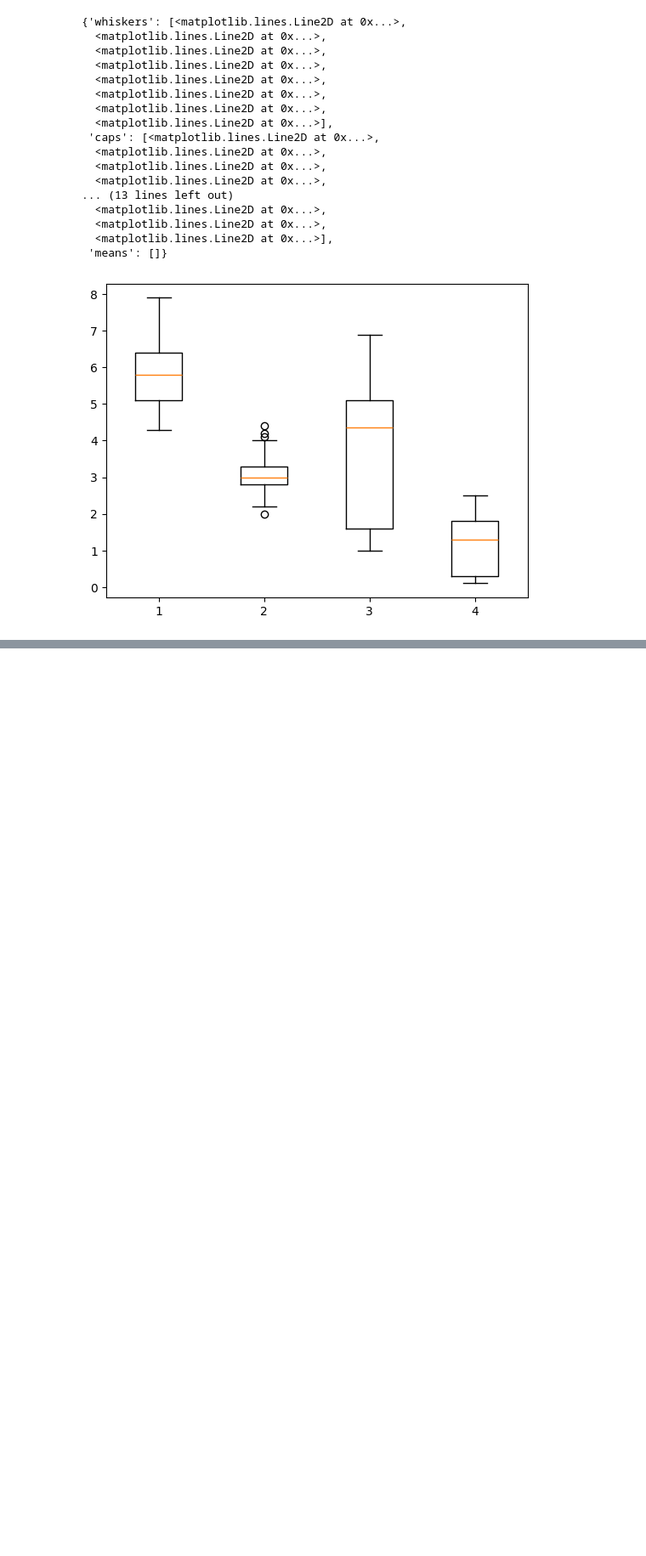
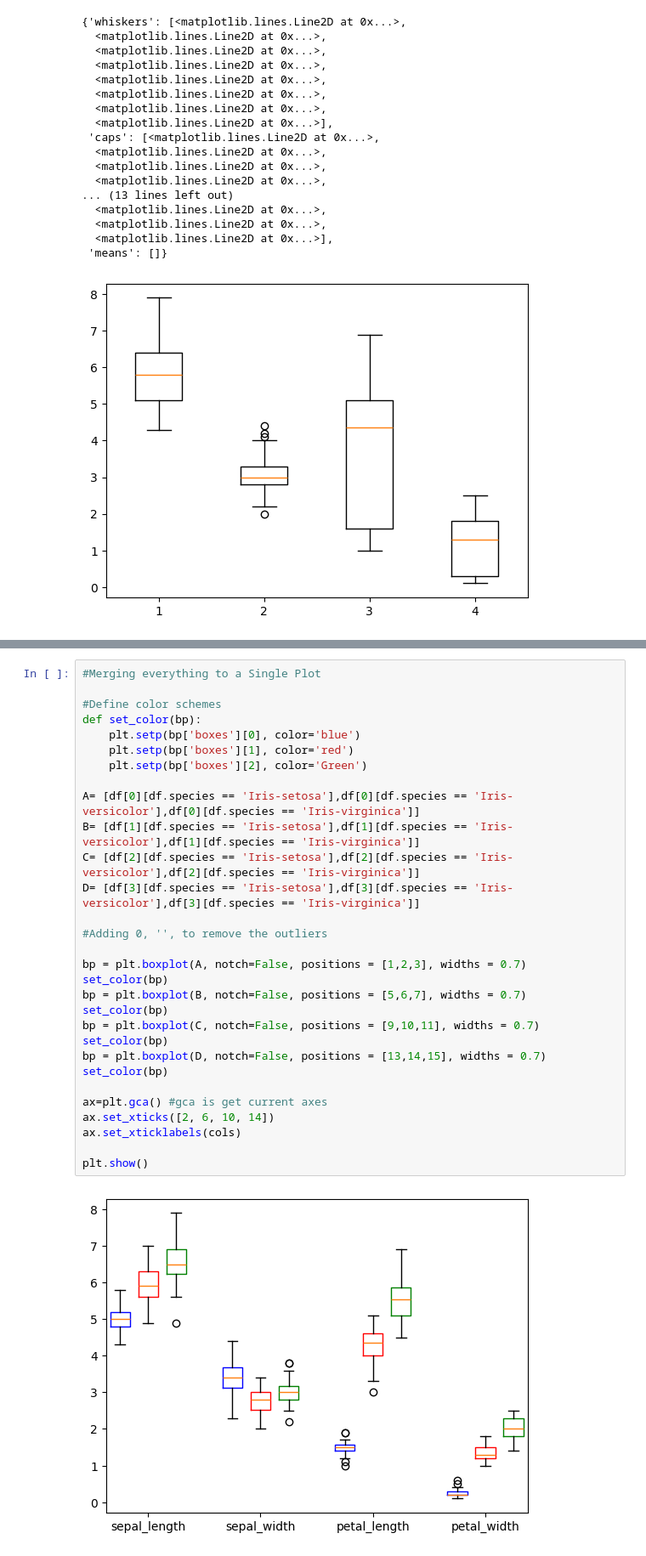
Before and after one commit to Sumukha11/Data-Analysis, a Jupyter notebook: Iris data plot/Iris data Plot.ipynb, the cells around one changed output, grey strips where cells are left out. Shown: that part at 85% size. Saved outputs shown, nothing was run; the diff lists cells and outputs as text; blank space fills up the shorter version.

```diff
--- a/Iris data plot/Iris data Plot.ipynb
+++ b/Iris data plot/Iris data Plot.ipynb
@@ -206,0 +237,32 @@ plt.boxplot([df[0],df[1],df[2],df[3]])
+# %%
+#Merging everything to a Single Plot
+
+#Define color schemes
+def set_color(bp):
+    plt.setp(bp['boxes'][0], color='blue')
+    plt.setp(bp['boxes'][1], color='red')
+    plt.setp(bp['boxes'][2], color='Green')
+
+A= [df[0][df.species == 'Iris-setosa'],df[0][df.species == 'Iris-versicolor'],df[0][df.species == 'Iris-virginica']]
+B= [df[1][df.species == 'Iris-setosa'],df[1][df.species == 'Iris-versicolor'],df[1][df.species == 'Iris-virginica']]
+C= [df[2][df.species == 'Iris-setosa'],df[2][df.species == 'Iris-versicolor'],df[2][df.species == 'Iris-virginica']]
+D= [df[3][df.species == 'Iris-setosa'],df[3][df.species == 'Iris-versicolor'],df[3][df.species == 'Iris-virginica']]
+
+#Adding 0, '', to remove the outliers
+
+bp = plt.boxplot(A, notch=False, positions = [1,2,3], widths = 0.7)
+set_color(bp)
+bp = plt.boxplot(B, notch=False, positions = [5,6,7], widths = 0.7)
+set_color(bp)
+bp = plt.boxplot(C, notch=False, positions = [9,10,11], widths = 0.7)
+set_color(bp)
+bp = plt.boxplot(D, notch=False, positions = [13,14,15], widths = 0.7)
+set_color(bp)
+
+ax=plt.gca() #gca is get current axes
+ax.set_xticks([2, 6, 10, 14])
+ax.set_xticklabels(cols)
+
+plt.show()
+# %% [output]
+[figure, added]
```
Also changed, not shown: parts of 34 cells of this notebook.
